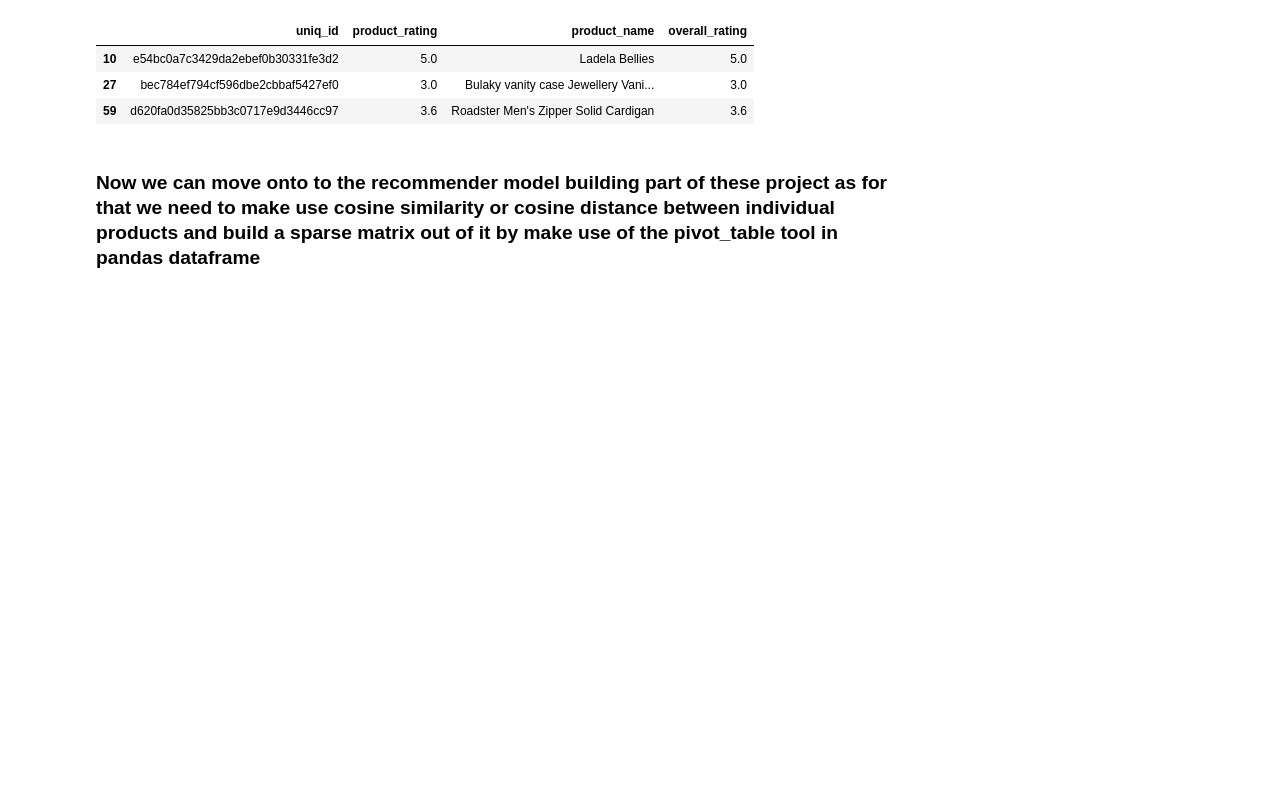
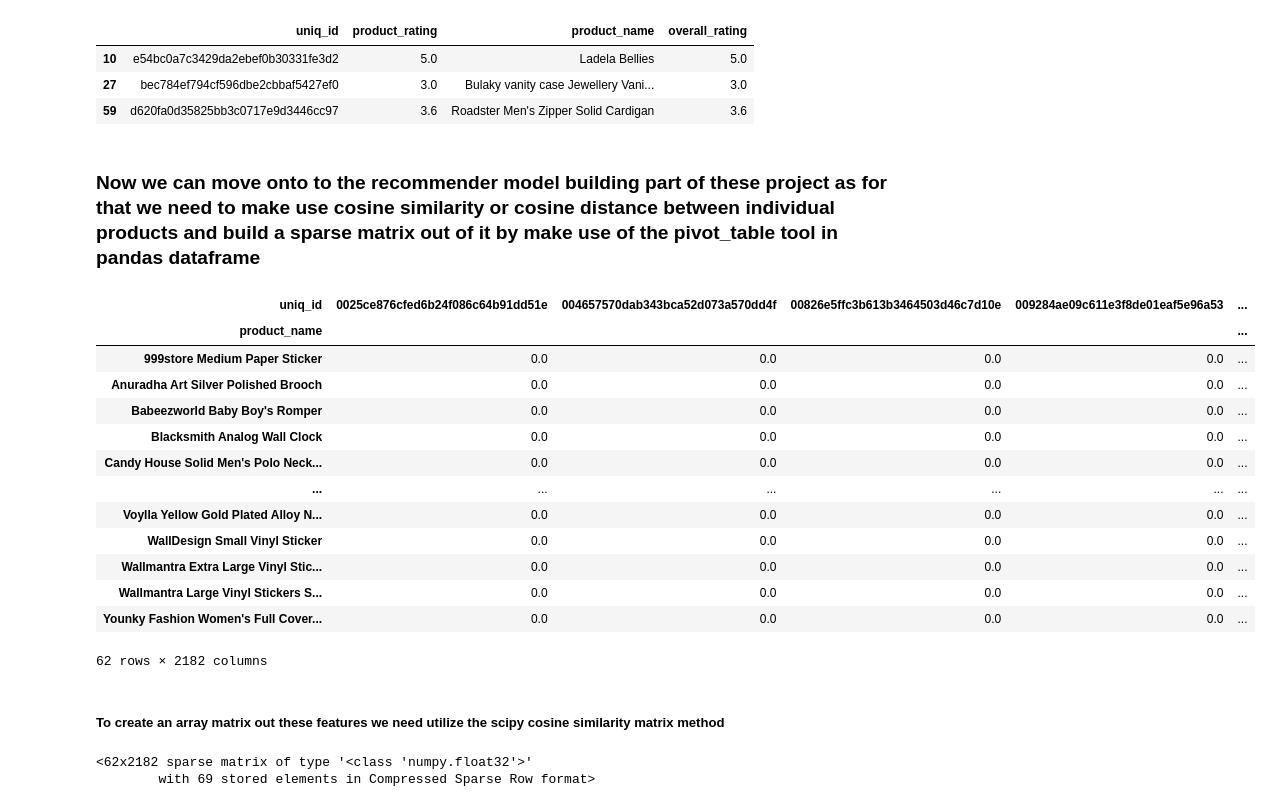
Before and after one commit to Techseeker-404/Recommendor_system, a Jupyter notebook: Recomend.ipynb, the cells around one changed output. Drawn from its saved outputs; the diff is of its cells as text; code cells hidden in the pictures; blank space fills up the shorter version.

```diff
--- a/Recomend.ipynb
+++ b/Recomend.ipynb
@@ -483,3 +486,26 @@ non_null_ratingData.head(3)
 | 59 | d620fa0d35825bb3c0717e9d3446cc97 | 3.6 | Roadster Men's Zipper Solid Cardigan | 3.6 |
 # %% [markdown]
  ### Now we can move onto to the recommender model building part of these project as for that we need to make use cosine similarity or cosine distance between individual products and build a sparse matrix out of it by make use of the pivot_table tool in pandas dataframe
+# %%
+"""
+Creating the pivot-table matrix of the product-rating dataframe
+"""
+popular_rating_features = popular_prod_rating.pivot_table(index='product_name',columns='uniq_id',values='product_rating').fillna(0)
+popular_rating_features
+# %% [output]
+| uniq_id | 0025ce876cfed6b24f086c64b91dd51e | 004657570dab343bca52d073a570dd4f | 00826e5ffc3b613b3464503d46c7d10e | 009284ae09c611e3f8de01eaf5e96a53 | ... |
+| product_name |  |  |  |  | ... |
+| 999store Medium Paper Sticker | 0.0 | 0.0 | 0.0 | 0.0 | ... |
+| Anuradha Art Silver Polished Brooch | 0.0 | 0.0 | 0.0 | 0.0 | ... |
+| Babeezworld Baby Boy's Romper | 0.0 | 0.0 | 0.0 | 0.0 | ... |
+| Blacksmith Analog Wall Clock | 0.0 | 0.0 | 0.0 | 0.0 | ... |
+| Candy House Solid Men's Polo Neck... | 0.0 | 0.0 | 0.0 | 0.0 | ... |
+| ... | ... | ... | ... | ... | ... |
+| Voylla Yellow Gold Plated Alloy N... | 0.0 | 0.0 | 0.0 | 0.0 | ... |
+| WallDesign Small Vinyl Sticker | 0.0 | 0.0 | 0.0 | 0.0 | ... |
+| Wallmantra Extra Large Vinyl Stic... | 0.0 | 0.0 | 0.0 | 0.0 | ... |
+| Wallmantra Large Vinyl Stickers S... | 0.0 | 0.0 | 0.0 | 0.0 | ... |
+| Younky Fashion Women's Full Cover... | 0.0 | 0.0 | 0.0 | 0.0 | ... |
+62 rows × 2182 columns
+# %% [markdown]
+##### To create an array matrix out these features we need utilize the scipy cosine similarity matrix method
@@ -485,0 +514,6 @@ non_null_ratingData.head(3)
+# %%
+popular_product_feature_matrix = csr_matrix(popular_rating_features.values)
+popular_product_feature_matrix
+# %% [output]
+<62x2182 sparse matrix of type '<class 'numpy.float32'>'
+        with 69 stored elements in Compressed Sparse Row format>
```
Also changed, not shown: parts of 15 cells of this notebook.
